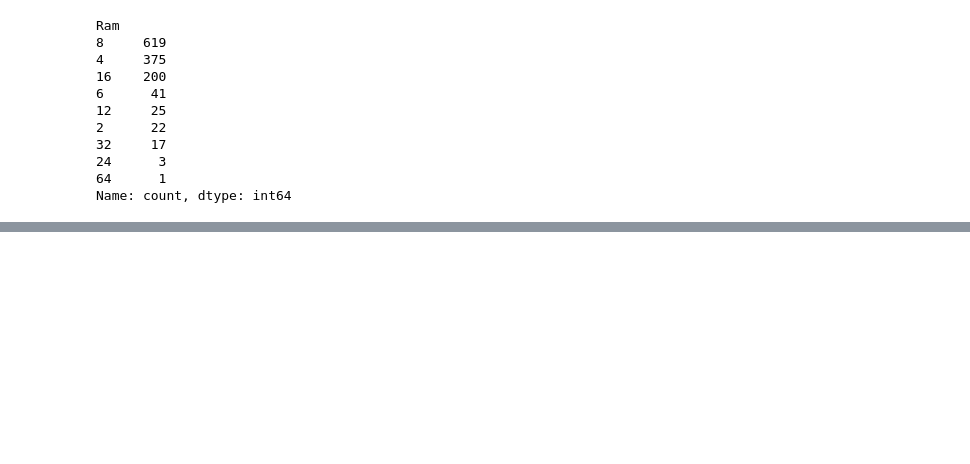
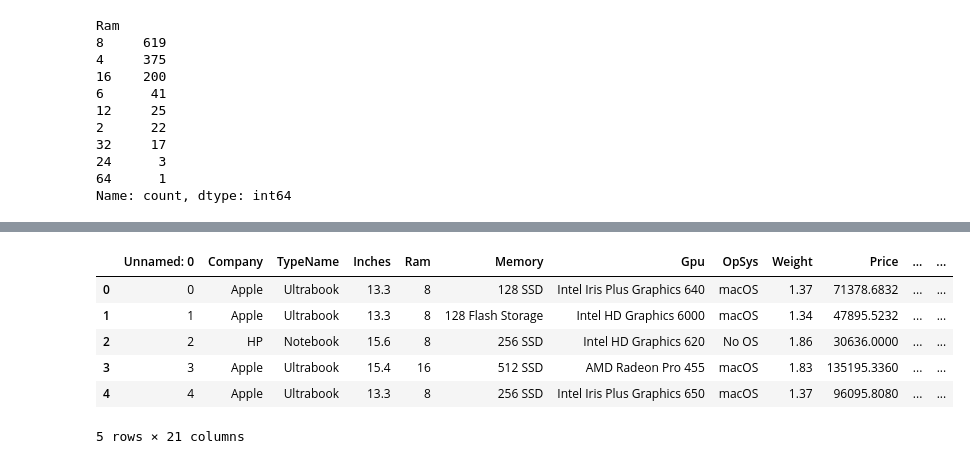
Before and after one commit to Dakshhhhh-ops/laptop-price-predictor, a Jupyter notebook: notebook.ipynb, the cells around one changed output, grey strips where cells are left out. Saved outputs shown, nothing was run; the diff lists cells and outputs as text; code cells hidden in the pictures; blank space fills up the shorter version.

```diff
--- a/notebook.ipynb
+++ b/notebook.ipynb
@@ -530,0 +554,37 @@ Name: count, dtype: int64
+# %%
+df['Memory'] = df['Memory'].str.replace('.0', '', regex=False)
+df['Memory'] = df['Memory'].str.replace('TB', '000')
+df['Memory'] = df['Memory'].str.replace('GB', '')
+
+new = df["Memory"].str.split("+", n=1, expand=True)
+
+df["first"] = new[0]
+df["second"] = new[1]
+
+df["second"] = df["second"].fillna("0")
+
+df["HDD"] = 0
+df["SSD"] = 0
+df["Hybrid"] = 0
+df["Flash_Storage"] = 0
+
+for i in df.index:
+    for part in [df.loc[i, 'first'], df.loc[i, 'second']]:
+        if 'HDD' in part:
+            df.loc[i, 'HDD'] += int(''.join(filter(str.isdigit, part)))
+        elif 'SSD' in part:
+            df.loc[i, 'SSD'] += int(''.join(filter(str.isdigit, part)))
+        elif 'Hybrid' in part:
+            df.loc[i, 'Hybrid'] += int(''.join(filter(str.isdigit, part)))
+        elif 'Flash Storage' in part:
+            df.loc[i, 'Flash_Storage'] += int(''.join(filter(str.isdigit, part)))
+# %%
+df.head()
+# %% [output]
+|  | Unnamed: 0 | Company | TypeName | Inches | Ram | Memory | Gpu | OpSys | Weight | Price | ... | ... |
+| 0 | 0 | Apple | Ultrabook | 13.3 | 8 | 128 SSD | Intel Iris Plus Graphics 640 | macOS | 1.37 | 71378.6832 | ... | ... |
+| 1 | 1 | Apple | Ultrabook | 13.3 | 8 | 128 Flash Storage | Intel HD Graphics 6000 | macOS | 1.34 | 47895.5232 | ... | ... |
+| 2 | 2 | HP | Notebook | 15.6 | 8 | 256 SSD | Intel HD Graphics 620 | No OS | 1.86 | 30636.0000 | ... | ... |
+| 3 | 3 | Apple | Ultrabook | 15.4 | 16 | 512 SSD | AMD Radeon Pro 455 | macOS | 1.83 | 135195.3360 | ... | ... |
+| 4 | 4 | Apple | Ultrabook | 13.3 | 8 | 256 SSD | Intel Iris Plus Graphics 650 | macOS | 1.37 | 96095.8080 | ... | ... |
+5 rows × 21 columns
```
Also changed, not shown: parts of 51 cells of this notebook.
